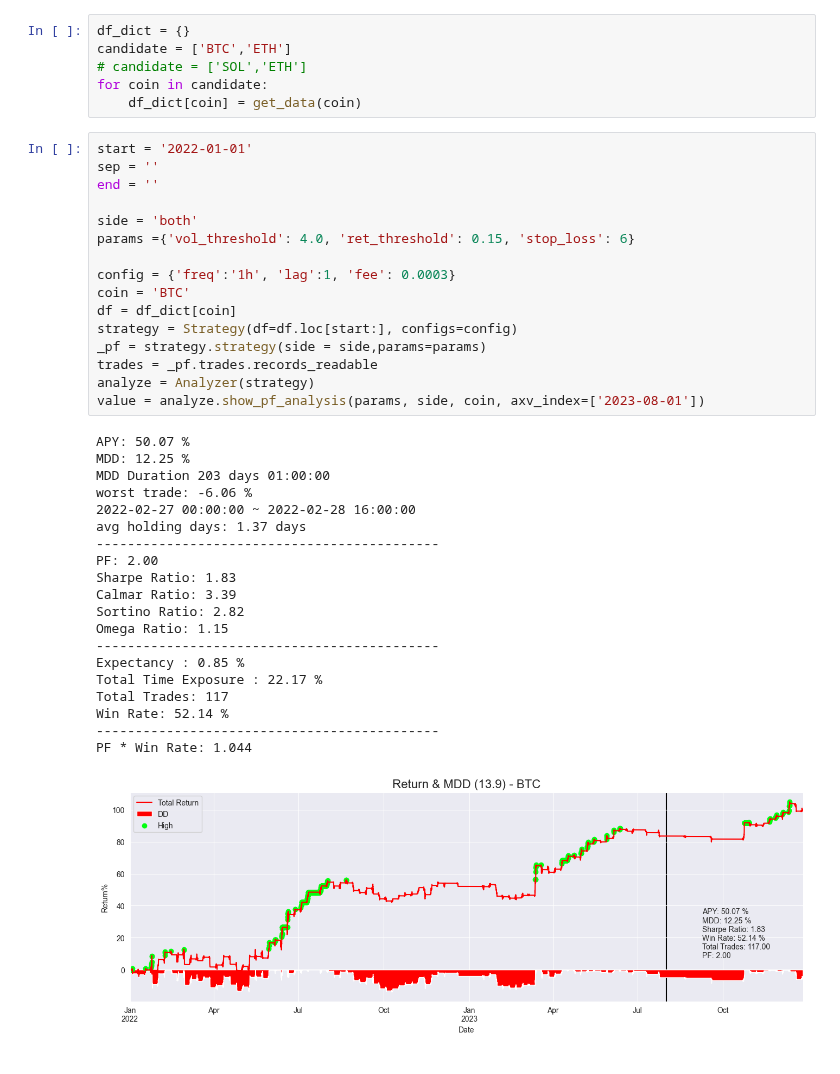
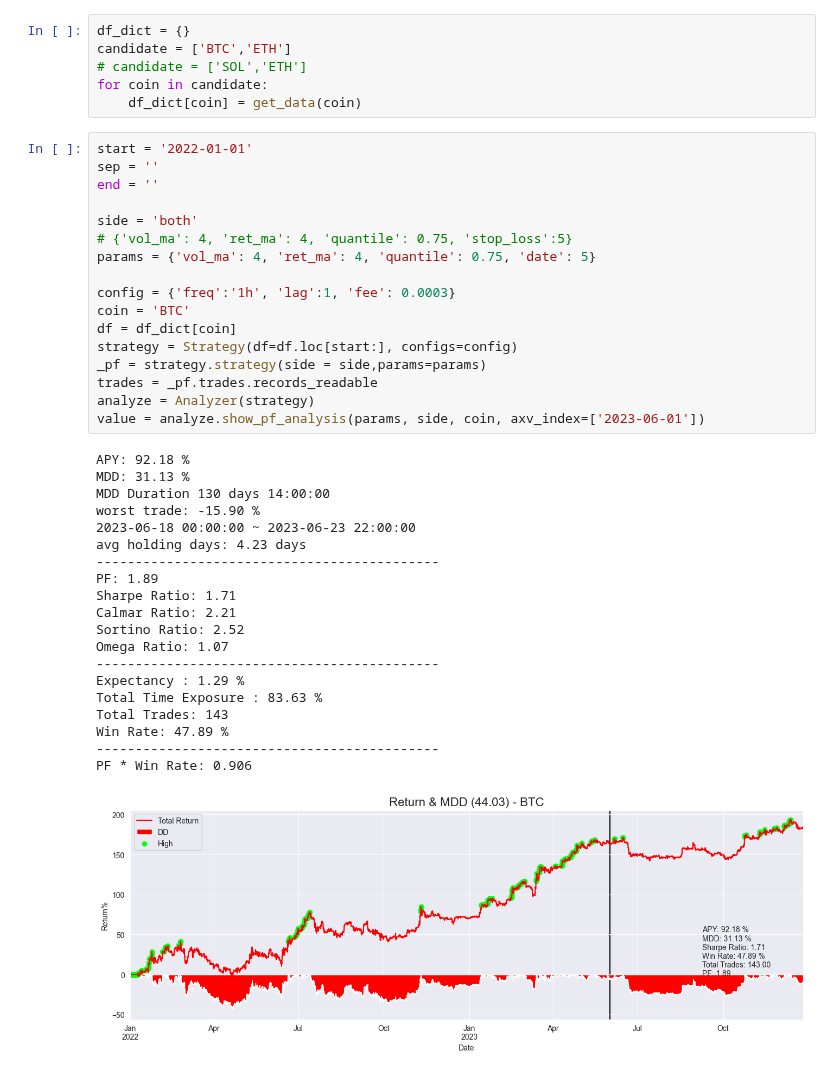
Before and after one commit to JohnsonHsiao/DC_capital_intern, a Jupyter notebook: strategy_research/CTA_TEST/Crypto/monday/bt_lab_copy.ipynb, the cells around one changed output. Drawn from its saved outputs; the diff is of its cells as text.

```diff
--- a/strategy_research/CTA_TEST/Crypto/monday/bt_lab_copy.ipynb
+++ b/strategy_research/CTA_TEST/Crypto/monday/bt_lab_copy.ipynb
@@ -30,40 +30,41 @@ for coin in candidate:
 # %%
 start = '2022-01-01'
 sep = ''
 end = ''
 
 side = 'both'
-params ={'vol_threshold': 4.0, 'ret_threshold': 0.15, 'stop_loss': 6}
+# {'vol_ma': 4, 'ret_ma': 4, 'quantile': 0.75, 'stop_loss':5}
+params = {'vol_ma': 4, 'ret_ma': 4, 'quantile': 0.75, 'date': 5}
 
 config = {'freq':'1h', 'lag':1, 'fee': 0.0003}
 coin = 'BTC'
 df = df_dict[coin]
 strategy = Strategy(df=df.loc[start:], configs=config)
 _pf = strategy.strategy(side = side,params=params)
 trades = _pf.trades.records_readable
 analyze = Analyzer(strategy)
-value = analyze.show_pf_analysis(params, side, coin, axv_index=['2023-08-01'])
+value = analyze.show_pf_analysis(params, side, coin, axv_index=['2023-06-01'])
 # %% [output]
-APY: 50.07 %
-MDD: 12.25 %
-MDD Duration 203 days 01:00:00
-worst trade: -6.06 %
-2022-02-27 00:00:00 ~ 2022-02-28 16:00:00
-avg holding days: 1.37 days
+APY: 92.18 %
+MDD: 31.13 %
+MDD Duration 130 days 14:00:00
+worst trade: -15.90 %
+2023-06-18 00:00:00 ~ 2023-06-23 22:00:00
+avg holding days: 4.23 days
 --------------------------------------------
-PF: 2.00
-Sharpe Ratio: 1.83
-Calmar Ratio: 3.39
-Sortino Ratio: 2.82
-Omega Ratio: 1.15
+PF: 1.89
+Sharpe Ratio: 1.71
+Calmar Ratio: 2.21
+Sortino Ratio: 2.52
+Omega Ratio: 1.07
 --------------------------------------------
-Expectancy : 0.85 %
-Total Time Exposure : 22.17 %
-Total Trades: 117
-Win Rate: 52.14 %
+Expectancy : 1.29 %
+Total Time Exposure : 83.63 %
+Total Trades: 143
+Win Rate: 47.89 %
 --------------------------------------------
-PF * Win Rate: 1.044
+PF * Win Rate: 0.906
-[figure, old version]
+[figure, new version]
 # %%
 start= '2022-01-01'
 end ='2023-06-01'
```
Also changed, not shown: parts of 2 cells of this notebook, 4 other files.
